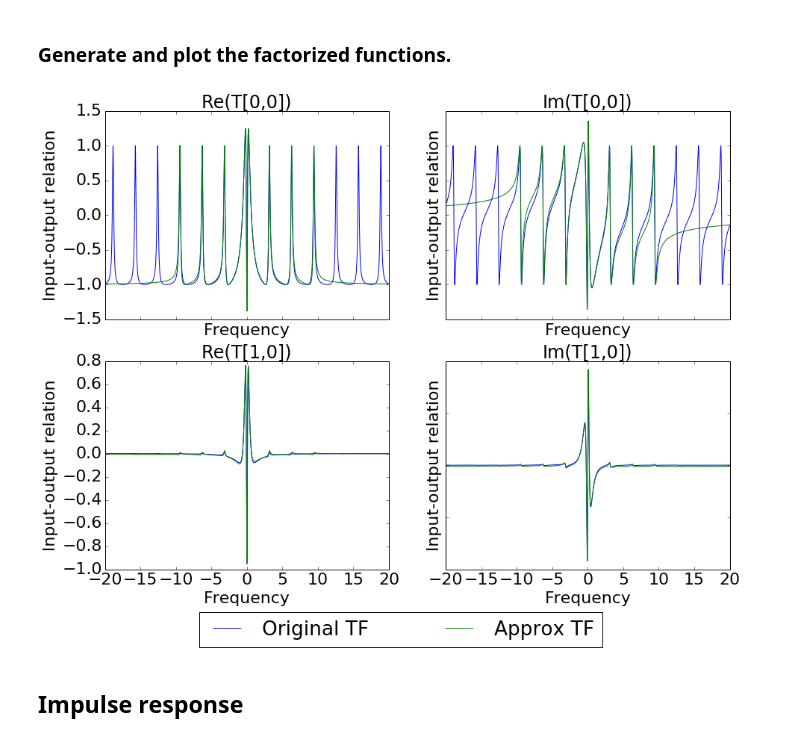
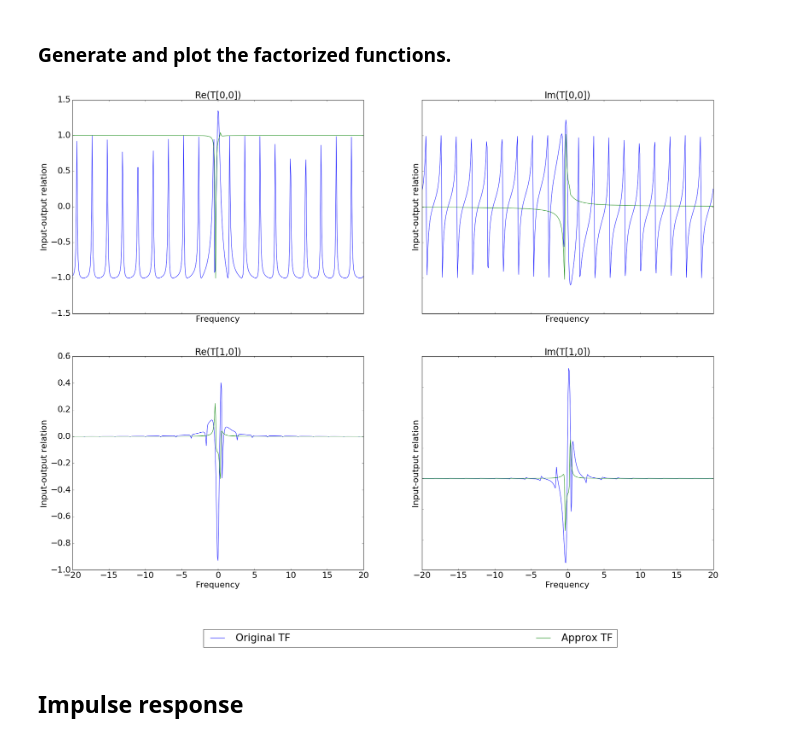
Before and after one commit to tabakg/active_lin_sys_fact, a Jupyter notebook: sample_active_linear_system_4.ipynb, the cells around one changed output. Cells and saved outputs as stored; diff of their text form; code cells hidden in the pictures.

```diff
--- a/sample_active_linear_system_4.ipynb
+++ b/sample_active_linear_system_4.ipynb
@@ -616,11 +584,0 @@ matrix([[-0.43173370+0.28052584j,  0.02134369+0.04626821j],
-# %%
-xr = numpy.linspace(-20,20,2000)
-yr = numpy.array(map(T_tilde, xr*1j))
-
-for i in range(yr.shape[1]):
-    plt.title("real part from port %s" % str(i))
-    plt.plot(xr, yr[:,i,0].real)
-    plt.show()
-    plt.title("imaginary part from port %s" % str(i))
-    plt.plot(xr, yr[:,i,0].imag)
-    plt.show()
@@ -745,2 +741,4 @@ every_other1
+# %%
+every_other2 = [every_other1[4]]
 # %% [markdown]
 ### Factorize the (degenerate) complex poles
@@ -785,3 +745,7 @@ True
+# %%
+which_poles = every_other2
+
+## continued below...
 # %%
 ### The example has both degenerate and non-degenerate real poles
 ### They are seperated below.
@@ -900,52 +834,53 @@ matrix([[-12.03398903-148.80262386j, -10.21822419+148.77079462j],
 ### Generate and plot the factorized functions.
 # %%
 z0 = 0 ## Point at which we specify the new function should equal the original.
-T_fact = lambda z: (T_tilde(z0)
-                  #  * la.inv(T_factorized_2(z0))*T_factorized_2(z)
-                    * la.inv(T_factorized_1(z0))*T_factorized_1(z)
-                    * la.inv(T_c(z0)) *T_c(z) )
+T_fact = lambda z: (
+                     T_c(z)
+                     )
 # %%
 font = {'size'   : 22}
 
 matplotlib.rc('font', **font)
 # %%
 
-xr = numpy.linspace(-20,20,5001)
+xr = numpy.linspace(-20,20,501)
 xr_im = xr*1j
 yr = numpy.array(map(T_tilde, xr_im))
 zr = numpy.array(map(T_fact, xr_im))
 
-f, axarr = plt.subplots(2, 2, figsize=(15,11))
+scale_z = 1
+
+f, axarr = plt.subplots(2, 2, figsize=(30,22))
 
 l1, = axarr[0, 0].plot(xr, yr[:,0,0].real)
-l2, = axarr[0, 0].plot(xr, zr[:,0,0].real)
+l2, = axarr[0, 0].plot(xr, zr[:,0,0].real*scale_z)
 axarr[0, 0].set_title('Re(T[0,0])',fontsize= 24)
 
 axarr[0, 1].plot(xr, yr[:,0,0].imag)
-axarr[0, 1].plot(xr, zr[:,0,0].imag)
+axarr[0, 1].plot(xr, zr[:,0,0].imag*scale_z)
 axarr[0, 1].set_title('Im(T[0,0])' ,fontsize= 24)
 
 axarr[1, 0].plot(xr, yr[:,1,0].real)
-axarr[1, 0].plot(xr, zr[:,1,0].real)
+axarr[1, 0].plot(xr, zr[:,1,0].real*scale_z)
 axarr[1, 0].set_title('Re(T[1,0])',fontsize= 24 )
 
 axarr[1, 1].plot(xr, yr[:,1,0].imag)
-axarr[1, 1].plot(xr, zr[:,1,0].imag)
+axarr[1, 1].plot(xr, zr[:,1,0].imag*scale_z)
 axarr[1, 1].set_title('Im(T[1,0])',fontsize= 24 )
 
 
 f.legend([l1, l2],["Original TF", "Approx TF"],
            bbox_to_anchor=(0.2, 0.001, 0.5, .102), loc=3,
            ncol=2, mode="expand", borderaxespad=0.)
 
 
 for ax in axarr.flat:
     ax.set(xlabel='Frequency', ylabel='Input-output relation', )
 # Hide x labels and tick labels for top plots and y ticks for right plots.
 for ax in axarr.flat:
     ax.label_outer()
 # %% [output]
-[figure, old version]
+[figure, new version]
 # %% [markdown]
 ## Impulse response
 # %%
```
Also changed, not shown: parts of 41 cells of this notebook, 1 other file.
